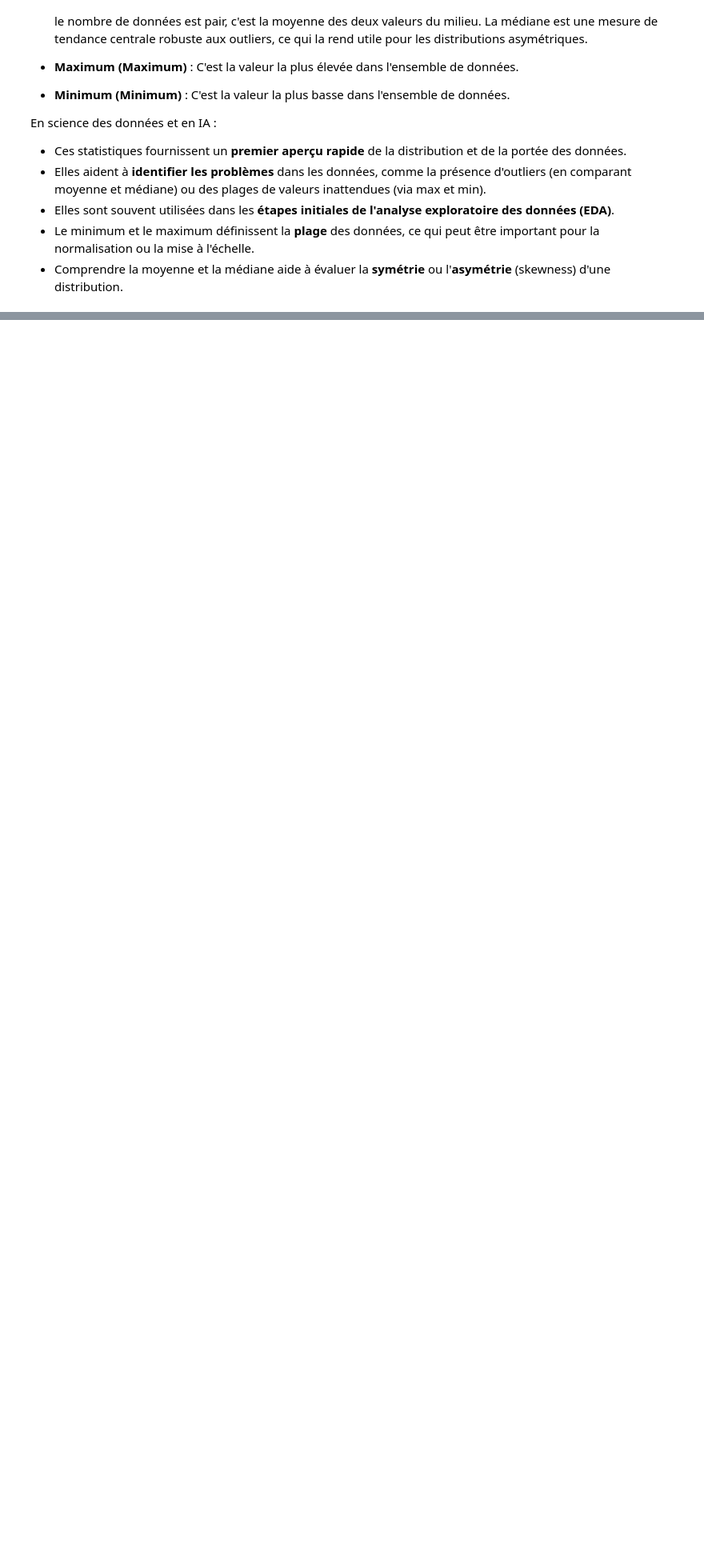
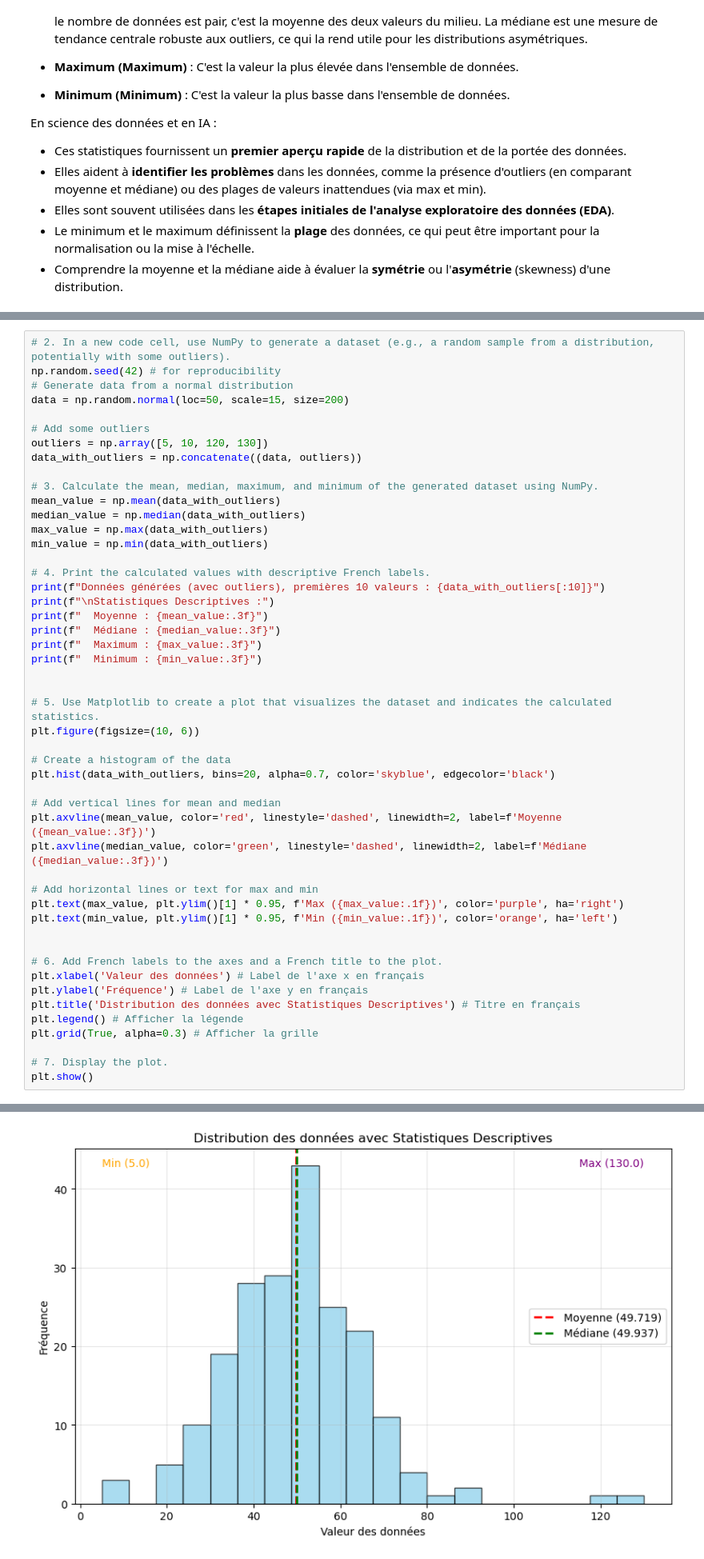
Before and after one commit to Paul-Emmanuel-Buffe/philomathia, a Jupyter notebook: notebooks/philomathia.ipynb, the cells around one changed output, grey strips where cells are left out. Shown at 80% size. Saved outputs shown, nothing was run; the diff lists cells and outputs as text; blank space fills up the shorter version.

```diff
--- a/notebooks/philomathia.ipynb
+++ b/notebooks/philomathia.ipynb
@@ -341,0 +346,50 @@ plt.show()
+# %%
+# 2. In a new code cell, use NumPy to generate a dataset (e.g., a random sample from a distribution, potentially with some outliers).
+np.random.seed(42) # for reproducibility
+# Generate data from a normal distribution
+data = np.random.normal(loc=50, scale=15, size=200)
+
+# Add some outliers
+outliers = np.array([5, 10, 120, 130])
+data_with_outliers = np.concatenate((data, outliers))
+
+# 3. Calculate the mean, median, maximum, and minimum of the generated dataset using NumPy.
+mean_value = np.mean(data_with_outliers)
+median_value = np.median(data_with_outliers)
+max_value = np.max(data_with_outliers)
+min_value = np.min(data_with_outliers)
+
+# 4. Print the calculated values with descriptive French labels.
+print(f"Données générées (avec outliers), premières 10 valeurs : {data_with_outliers[:10]}")
+print(f"\nStatistiques Descriptives :")
+print(f"  Moyenne : {mean_value:.3f}")
+print(f"  Médiane : {median_value:.3f}")
+print(f"  Maximum : {max_value:.3f}")
+print(f"  Minimum : {min_value:.3f}")
+
+
+# 5. Use Matplotlib to create a plot that visualizes the dataset and indicates the calculated statistics.
+plt.figure(figsize=(10, 6))
+
+# Create a histogram of the data
+plt.hist(data_with_outliers, bins=20, alpha=0.7, color='skyblue', edgecolor='black')
+
+# Add vertical lines for mean and median
+plt.axvline(mean_value, color='red', linestyle='dashed', linewidth=2, label=f'Moyenne ({mean_value:.3f})')
+plt.axvline(median_value, color='green', linestyle='dashed', linewidth=2, label=f'Médiane ({median_value:.3f})')
+
+# Add horizontal lines or text for max and min
+plt.text(max_value, plt.ylim()[1] * 0.95, f'Max ({max_value:.1f})', color='purple', ha='right')
+plt.text(min_value, plt.ylim()[1] * 0.95, f'Min ({min_value:.1f})', color='orange', ha='left')
+
+
+# 6. Add French labels to the axes and a French title to the plot.
+plt.xlabel('Valeur des données') # Label de l'axe x en français
+plt.ylabel('Fréquence') # Label de l'axe y en français
+plt.title('Distribution des données avec Statistiques Descriptives') # Titre en français
+plt.legend() # Afficher la légende
+plt.grid(True, alpha=0.3) # Afficher la grille
+
+# 7. Display the plot.
+plt.show()
+# %% [output]
@@ -342,3 +404,4 @@ plt.show()
+[figure, added]
 # %%
 ### 4. Histogramme
 
```
Also changed, not shown: parts of 10 cells of this notebook, 1 other file.
